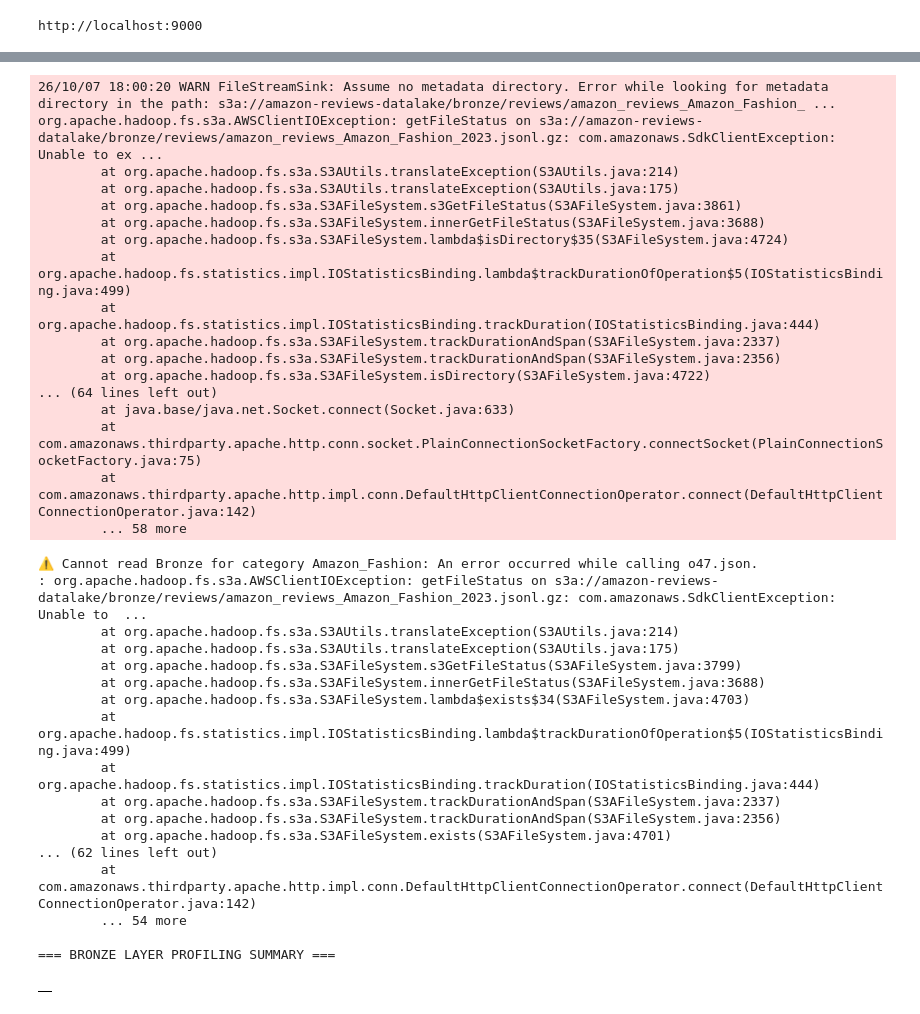
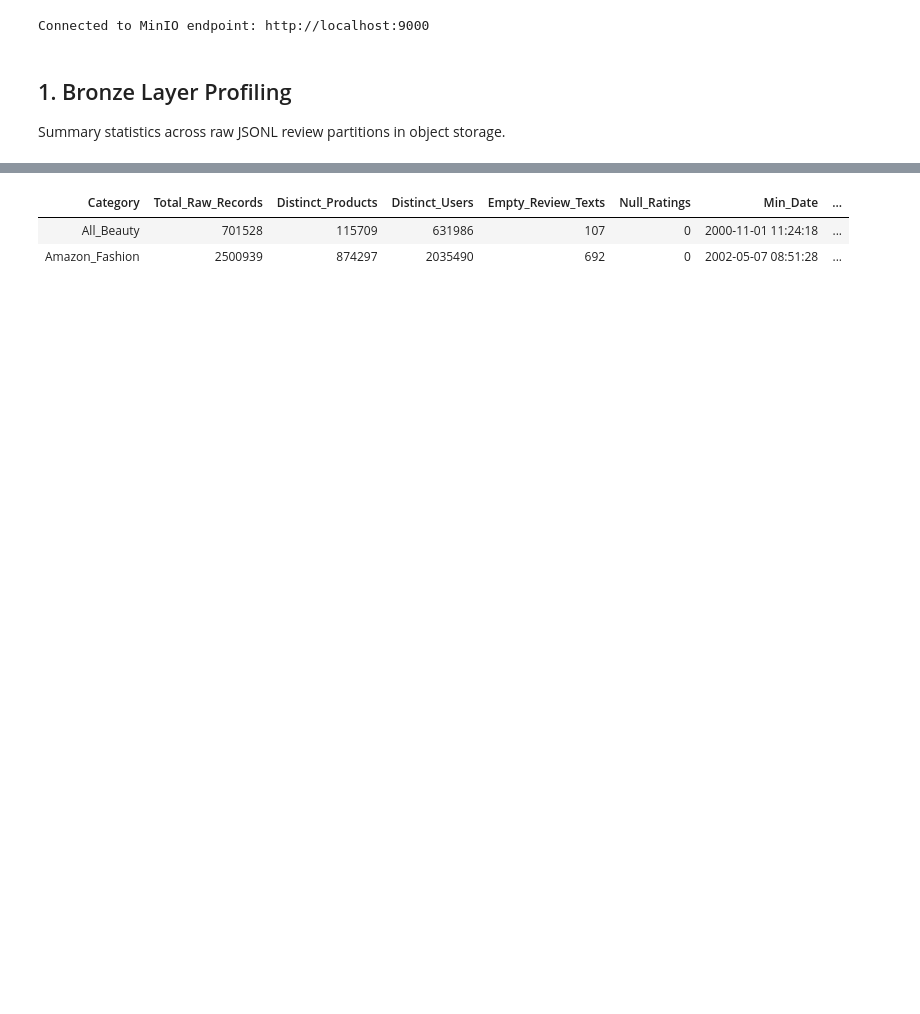
Before and after one commit to hdminh279/ecommerce-review-analytics, a Jupyter notebook: spark/eda/eda.ipynb, the cells around one changed output, grey strips where cells are left out. Drawn from its saved outputs; the diff is of its cells as text; code cells hidden in the pictures; blank space fills up the shorter version.

```diff
--- a/spark/eda/eda.ipynb
+++ b/spark/eda/eda.ipynb
@@ -60,40 +35,42 @@ To adjust logging level use sc.setLogLevel(newLevel). For SparkR, use setLogLeve
 # %%
-print(MINIO_ENDPOINT)
+print(f'Connected to MinIO endpoint: {MINIO_ENDPOINT}')
 # %% [output]
-http://localhost:9000
+Connected to MinIO endpoint: http://localhost:9000
+# %% [markdown]
+## 1. Bronze Layer Profiling
+Summary statistics across raw JSONL review partitions in object storage.
 # %%
-categories = ["All_Beauty", "Amazon_Fashion"]
+categories = ['All_Beauty', 'Amazon_Fashion']
 bronze_stats = []
 
 for cat in categories:
     try:
-        bronze_path = f"{URL_S3_BRONZE}/reviews/amazon_reviews_{cat}_2023.jsonl.gz"
+        bronze_path = f'{URL_S3_BRONZE}/reviews/amazon_reviews_{cat}_2023.jsonl.gz'
         df_bronze = spark.read.json(bronze_path)
 
         total_raw = df_bronze.count()
-        distinct_products = df_bronze.select("asin").distinct().count()
-        distinct_users = df_bronze.select("user_id").distinct().count()
-        null_texts = df_bronze.filter(F.col("text").isNull() | (F.col("text") == "")).count()
-        null_ratings = df_bronze.filter(F.col("rating").isNull()).count()
+        distinct_products = df_bronze.select('parent_asin').distinct().count()
+        distinct_users = df_bronze.select('user_id').distinct().count()
+        null_texts = df_bronze.filter(F.col('text').isNull() | (F.col('text') == '')).count()
+        null_ratings = df_bronze.filter(F.col('rating').isNull()).count()
 
         time_range = df_bronze.select(
-            F.from_unixtime(F.col("timestamp")/1000).alias("date")
-        ).agg(F.min("date").alias("min_date"), F.max("date").alias("max_date")).collect()[0]
+            F.from_unixtime(F.col('timestamp') / 1000).alias('date')
+        ).agg(F.min('date').alias('min_date'), F.max('date').alias('max_date')).collect()[0]
 
         bronze_stats.append({
-            "Category": cat,
-            "Total_Raw_Records": total_raw,
-            "Distinct_Products": distinct_products,
-            "Distinct_Users": distinct_users,
-            "Null_Review_Texts": null_texts,
-            "Null_Ratings": null_ratings,
-            "Min_Date": time_range["min_date"],
-            "Max_Date": time_range["max_date"]
+            'Category': cat,
+            'Total_Raw_Records': total_raw,
+            'Distinct_Products': distinct_products,
+            'Distinct_Users': distinct_users,
+            'Empty_Review_Texts': null_texts,
+            'Null_Ratings': null_ratings,
+            'Min_Date': time_range['min_date'],
+            'Max_Date': time_range['max_date']
         })
     except Exception as e:
-        print(f"⚠️ Cannot read Bronze for category {cat}: {e}")
+        print(f'Error reading Bronze partition for {cat}: {e}')
 
 df_bronze_summary = pd.DataFrame(bronze_stats)
-print("=== BRONZE LAYER PROFILING SUMMARY ===")
 display(df_bronze_summary)
 # %% [output]
@@ -134,35 +77,3 @@ org.apache.hadoop.fs.s3a.AWSClientIOException: getFileStatus on s3a://amazon-rev
-26/10/07 18:00:20 WARN FileStreamSink: Assume no metadata directory. Error while looking for metadata directory in the path: s3a://amazon-reviews-datalake/bronze/reviews/amazon_reviews_Amazon_Fashion_ ...
-org.apache.hadoop.fs.s3a.AWSClientIOException: getFileStatus on s3a://amazon-reviews-datalake/bronze/reviews/amazon_reviews_Amazon_Fashion_2023.jsonl.gz: com.amazonaws.SdkClientException: Unable to ex ...
-        at org.apache.hadoop.fs.s3a.S3AUtils.translateException(S3AUtils.java:214)
-        at org.apache.hadoop.fs.s3a.S3AUtils.translateException(S3AUtils.java:175)
-        at org.apache.hadoop.fs.s3a.S3AFileSystem.s3GetFileStatus(S3AFileSystem.java:3861)
-        at org.apache.hadoop.fs.s3a.S3AFileSystem.innerGetFileStatus(S3AFileSystem.java:3688)
-        at org.apache.hadoop.fs.s3a.S3AFileSystem.lambda$isDirectory$35(S3AFileSystem.java:4724)
-        at org.apache.hadoop.fs.statistics.impl.IOStatisticsBinding.lambda$trackDurationOfOperation$5(IOStatisticsBinding.java:499)
-        at org.apache.hadoop.fs.statistics.impl.IOStatisticsBinding.trackDuration(IOStatisticsBinding.java:444)
-        at org.apache.hadoop.fs.s3a.S3AFileSystem.trackDurationAndSpan(S3AFileSystem.java:2337)
-        at org.apache.hadoop.fs.s3a.S3AFileSystem.trackDurationAndSpan(S3AFileSystem.java:2356)
-        at org.apache.hadoop.fs.s3a.S3AFileSystem.isDirectory(S3AFileSystem.java:4722)
-... (64 lines left out)
-        at java.base/java.net.Socket.connect(Socket.java:633)
-        at com.amazonaws.thirdparty.apache.http.conn.socket.PlainConnectionSocketFactory.connectSocket(PlainConnectionSocketFactory.java:75)
-        at com.amazonaws.thirdparty.apache.http.impl.conn.DefaultHttpClientConnectionOperator.connect(DefaultHttpClientConnectionOperator.java:142)
-        ... 58 more
-⚠️ Cannot read Bronze for category Amazon_Fashion: An error occurred while calling o47.json.
-: org.apache.hadoop.fs.s3a.AWSClientIOException: getFileStatus on s3a://amazon-reviews-datalake/bronze/reviews/amazon_reviews_Amazon_Fashion_2023.jsonl.gz: com.amazonaws.SdkClientException: Unable to  ...
-        at org.apache.hadoop.fs.s3a.S3AUtils.translateException(S3AUtils.java:214)
-        at org.apache.hadoop.fs.s3a.S3AUtils.translateException(S3AUtils.java:175)
-        at org.apache.hadoop.fs.s3a.S3AFileSystem.s3GetFileStatus(S3AFileSystem.java:3799)
-        at org.apache.hadoop.fs.s3a.S3AFileSystem.innerGetFileStatus(S3AFileSystem.java:3688)
-        at org.apache.hadoop.fs.s3a.S3AFileSystem.lambda$exists$34(S3AFileSystem.java:4703)
-        at org.apache.hadoop.fs.statistics.impl.IOStatisticsBinding.lambda$trackDurationOfOperation$5(IOStatisticsBinding.java:499)
-        at org.apache.hadoop.fs.statistics.impl.IOStatisticsBinding.trackDuration(IOStatisticsBinding.java:444)
-        at org.apache.hadoop.fs.s3a.S3AFileSystem.trackDurationAndSpan(S3AFileSystem.java:2337)
-        at org.apache.hadoop.fs.s3a.S3AFileSystem.trackDurationAndSpan(S3AFileSystem.java:2356)
-        at org.apache.hadoop.fs.s3a.S3AFileSystem.exists(S3AFileSystem.java:4701)
-... (62 lines left out)
-        at com.amazonaws.thirdparty.apache.http.impl.conn.DefaultHttpClientConnectionOperator.connect(DefaultHttpClientConnectionOperator.java:142)
-        ... 54 more
-
-=== BRONZE LAYER PROFILING SUMMARY ===
-|  |
+| Category | Total_Raw_Records | Distinct_Products | Distinct_Users | Empty_Review_Texts | Null_Ratings | Min_Date | ... |
+| All_Beauty | 701528 | 115709 | 631986 | 107 | 0 | 2000-11-01 11:24:18 | ... |
+| Amazon_Fashion | 2500939 | 874297 | 2035490 | 692 | 0 | 2002-05-07 08:51:28 | ... |
```
Also changed, not shown: parts of 12 cells of this notebook, 1 other file.
